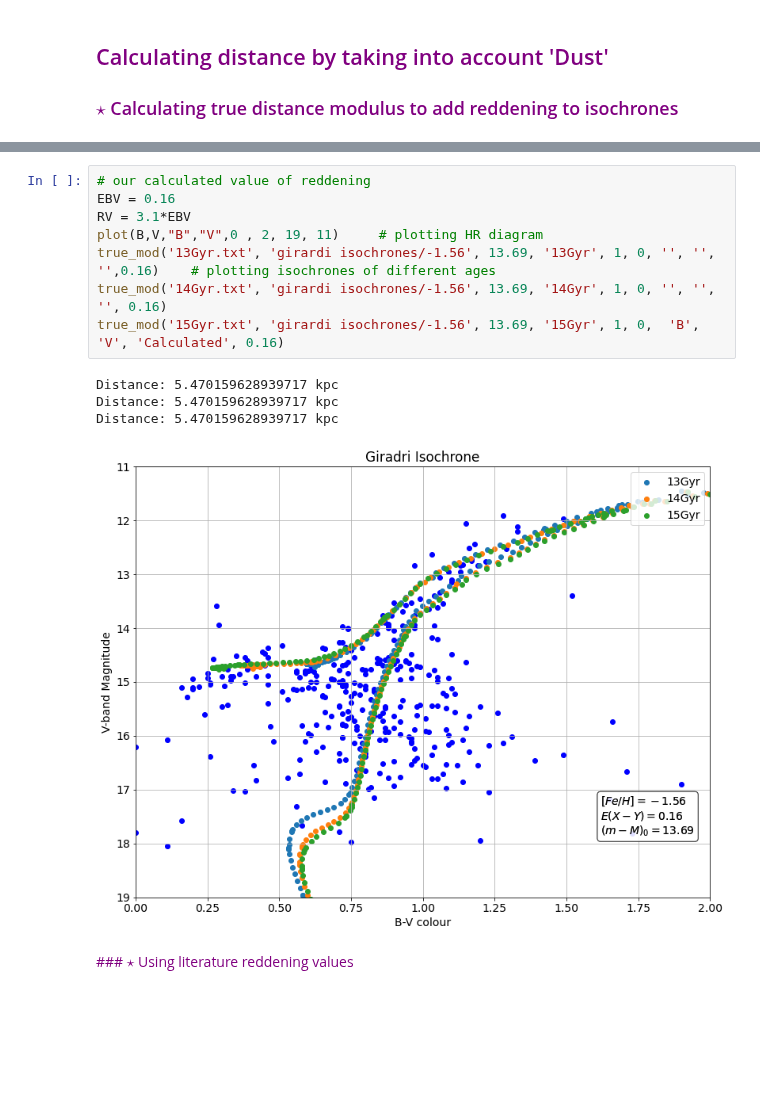
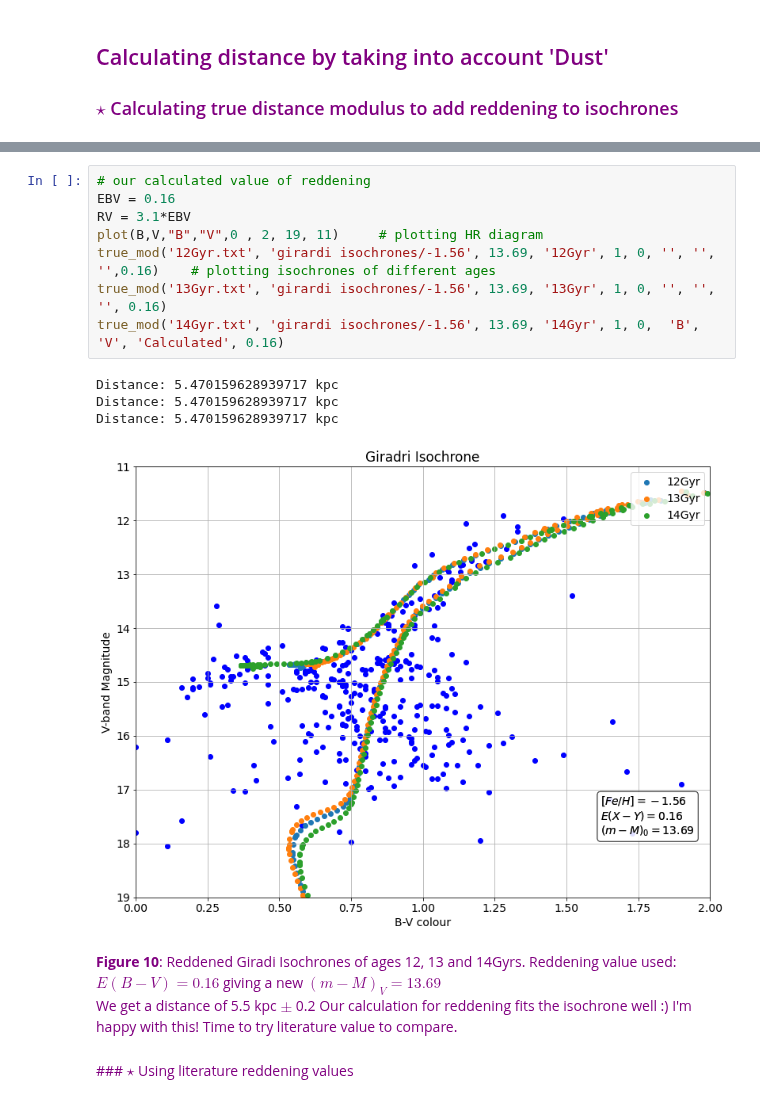
Before and after one commit to evgenyneu/asp3231_project, a Jupyter notebook: code/080_science/science_age_and_distance.ipynb, the cells around one changed output, grey strips where cells are left out. Drawn from its saved outputs; the diff is of its cells as text; blank space fills up the shorter version.

```diff
--- a/code/080_science/science_age_and_distance.ipynb
+++ b/code/080_science/science_age_and_distance.ipynb
@@ -410,16 +419,20 @@ def true_mod(file_name, directory, DM, age, band1_index, band2_index, ib1, ib2,
 # %%
 # our calculated value of reddening
 EBV = 0.16
 RV = 3.1*EBV
 plot(B,V,"B","V",0 , 2, 19, 11)     # plotting HR diagram
-true_mod('13Gyr.txt', 'girardi isochrones/-1.56', 13.69, '13Gyr', 1, 0, '', '', '',0.16)    # plotting isochrones of different ages
-true_mod('14Gyr.txt', 'girardi isochrones/-1.56', 13.69, '14Gyr', 1, 0, '', '', '', 0.16)
-true_mod('15Gyr.txt', 'girardi isochrones/-1.56', 13.69, '15Gyr', 1, 0,  'B', 'V', 'Calculated', 0.16)
+true_mod('12Gyr.txt', 'girardi isochrones/-1.56', 13.69, '12Gyr', 1, 0, '', '', '',0.16)    # plotting isochrones of different ages
+true_mod('13Gyr.txt', 'girardi isochrones/-1.56', 13.69, '13Gyr', 1, 0, '', '', '', 0.16)
+true_mod('14Gyr.txt', 'girardi isochrones/-1.56', 13.69, '14Gyr', 1, 0,  'B', 'V', 'Calculated', 0.16)
 # %% [output]
 Distance: 5.470159628939717 kpc
 Distance: 5.470159628939717 kpc
 Distance: 5.470159628939717 kpc
-[figure, old version]
+[figure, new version]
+# %% [markdown]
+ <font color=purple> **Figure 10**:  Reddened Giradi Isochrones of ages 12, 13 and 14Gyrs. Reddening value used: $E(B - V) = 0.16$ giving a new $(m - M)_V = 13.69$ <br>
+We get a distance of 5.5 kpc $\pm$ 0.2
+Our calculation for reddening fits the isochrone well :) I'm happy with this! Time to try literature value to compare.
 # %% [markdown]
 <font color=purple>
 ### $\star$ Using literature reddening values
```
Also changed, not shown: parts of 26 cells of this notebook, 9 other files.
